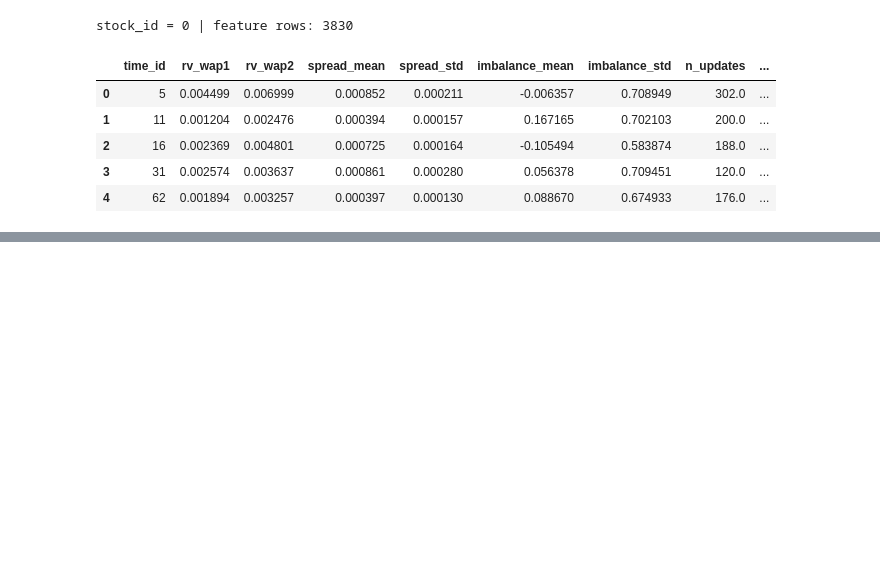
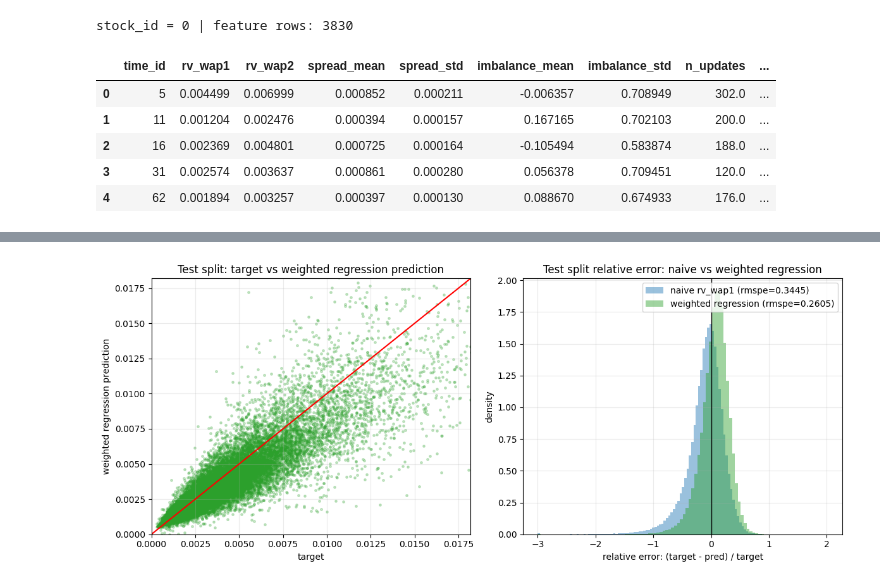
Before and after one commit to RezaCodz/Volatility-Forecast-and-Inference, a Jupyter notebook: notebooks/optiver_volatility/01_data_exploration.ipynb, the cells around one changed output, grey strips where cells are left out. Drawn from its saved outputs; the diff is of its cells as text; code cells hidden in the pictures; blank space fills up the shorter version.

Commit message:
predicting the vol using weighted OLS

```diff
--- a/notebooks/optiver_volatility/01_data_exploration.ipynb
+++ b/notebooks/optiver_volatility/01_data_exploration.ipynb
@@ -407,0 +470,19 @@ print(f"\nnaive rv_wap1 baseline (test): rmspe={naive_test_rmspe:.4f}")
+# %%
+
+# All-stocks, whole-window pooled linear regression: target ~ engineered features, weighted by 1/target^2 to align the OLS loss with RMSPE
+data_all = all_features.merge(train[["stock_id", "time_id", "target"]], on=["stock_id", "time_id"], how="inner").dropna(subset=feature_cols)
+
+train_all = data_all[data_all["time_id"].isin(train_time_ids)]
+test_all = data_all[data_all["time_id"].isin(test_time_ids)]
+
+lr_all = LinearRegression()
+lr_all.fit(train_all[feature_cols], train_all["target"], sample_weight=1.0 / train_all["target"] ** 2)
+
+train_all_pred = lr_all.predict(train_all[feature_cols])
+test_all_pred = lr_all.predict(test_all[feature_cols])
+
+print(f"all stocks | train rows: {len(train_all):,} | test rows: {len(test_all):,}\n")
+print("pooled linear regression on engineered features (weighted by 1/target^2):")
+print(f"  train  r2={r2_score(train_all['target'], train_all_pred):.4f}  rmspe={rmspe(train_all['target'], train_all_pred):.4f}")
+print(f"  test   r2={r2_score(test_all['target'], test_all_pred):.4f}  rmspe={rmspe(test_all['target'], test_all_pred):.4f}")
+print(f"\nnaive rv_wap1 baseline (test, all stocks): rmspe={rmspe(test_eval['target'], test_eval['pred']):.4f}")
@@ -407,0 +497,39 @@ print(f"\nnaive rv_wap1 baseline (test): rmspe={naive_test_rmspe:.4f}")
+# %%
+
+# Visualize weighted-regression results vs naive baseline (test split, all stocks)
+test_compare = test_all.assign(pred_lr=test_all_pred).merge(
+    test_eval[["stock_id", "time_id", "pred"]], on=["stock_id", "time_id"], how="inner"
+)
+
+rel_error_lr = (test_compare["target"] - test_compare["pred_lr"]) / test_compare["target"]
+rel_error_naive = (test_compare["target"] - test_compare["pred"]) / test_compare["target"]
+
+plot_sample = test_compare.sample(min(len(test_compare), 30000), random_state=42)
+
+fig, axes = plt.subplots(1, 2, figsize=(12, 5))
+
+axes[0].scatter(plot_sample["target"], plot_sample["pred_lr"], s=6, alpha=0.25, color="tab:green")
+limit = max(plot_sample["target"].quantile(0.995), plot_sample["pred_lr"].quantile(0.995))
+axes[0].plot([0, limit], [0, limit], color="red", linewidth=1.5)
+axes[0].set_xlim(0, limit)
+axes[0].set_ylim(0, limit)
+axes[0].set_xlabel("target")
+axes[0].set_ylabel("weighted regression prediction")
+axes[0].set_title("Test split: target vs weighted regression prediction")
+axes[0].grid(True, alpha=0.25)
+
+axes[1].hist(rel_error_naive.clip(-3, 3), bins=100, density=True, alpha=0.45, color="tab:blue",
+             label=f"naive rv_wap1 (rmspe={rmspe(test_compare['target'], test_compare['pred']):.4f})")
+axes[1].hist(rel_error_lr.clip(-3, 3), bins=100, density=True, alpha=0.45, color="tab:green",
+             label=f"weighted regression (rmspe={rmspe(test_compare['target'], test_compare['pred_lr']):.4f})")
+axes[1].axvline(0, color="black", linewidth=1.0)
+axes[1].set_xlabel("relative error: (target - pred) / target")
+axes[1].set_ylabel("density")
+axes[1].set_title("Test split relative error: naive vs weighted regression")
+axes[1].legend()
+axes[1].grid(True, alpha=0.25)
+
+plt.tight_layout()
+plt.show()
+# %% [output]
+[figure, added]
```
Also changed, not shown: parts of 3 cells of this notebook.
